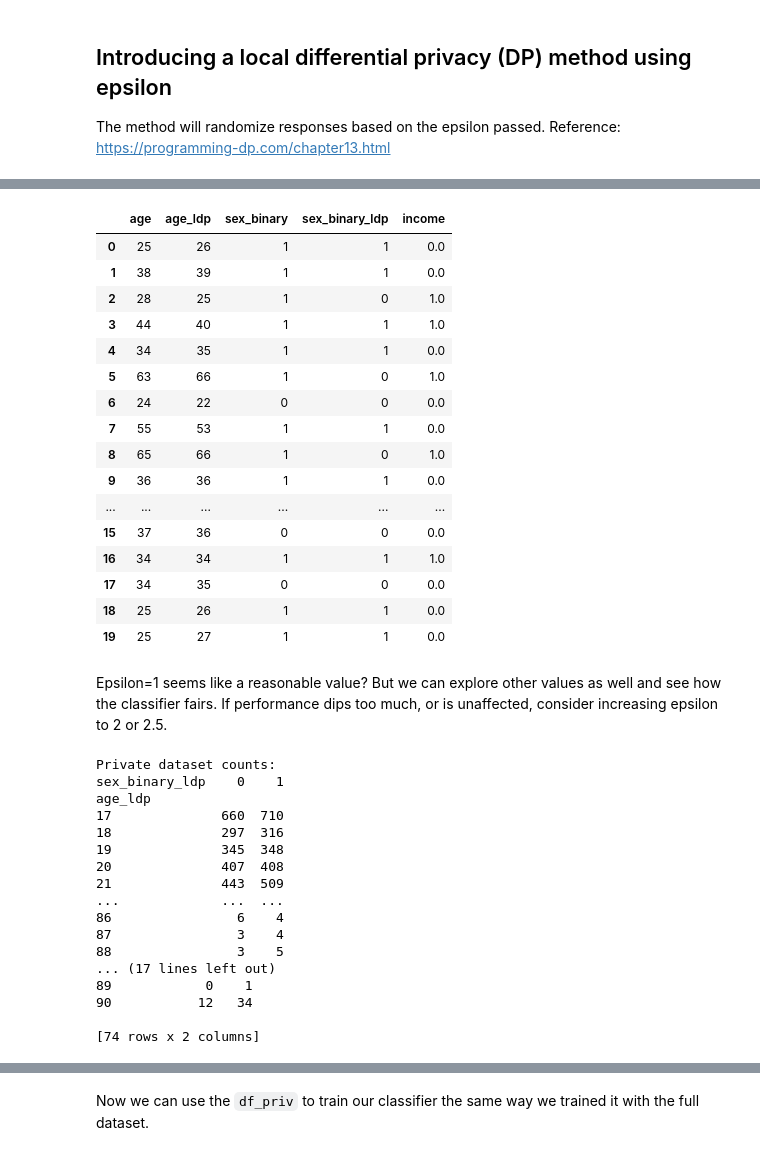
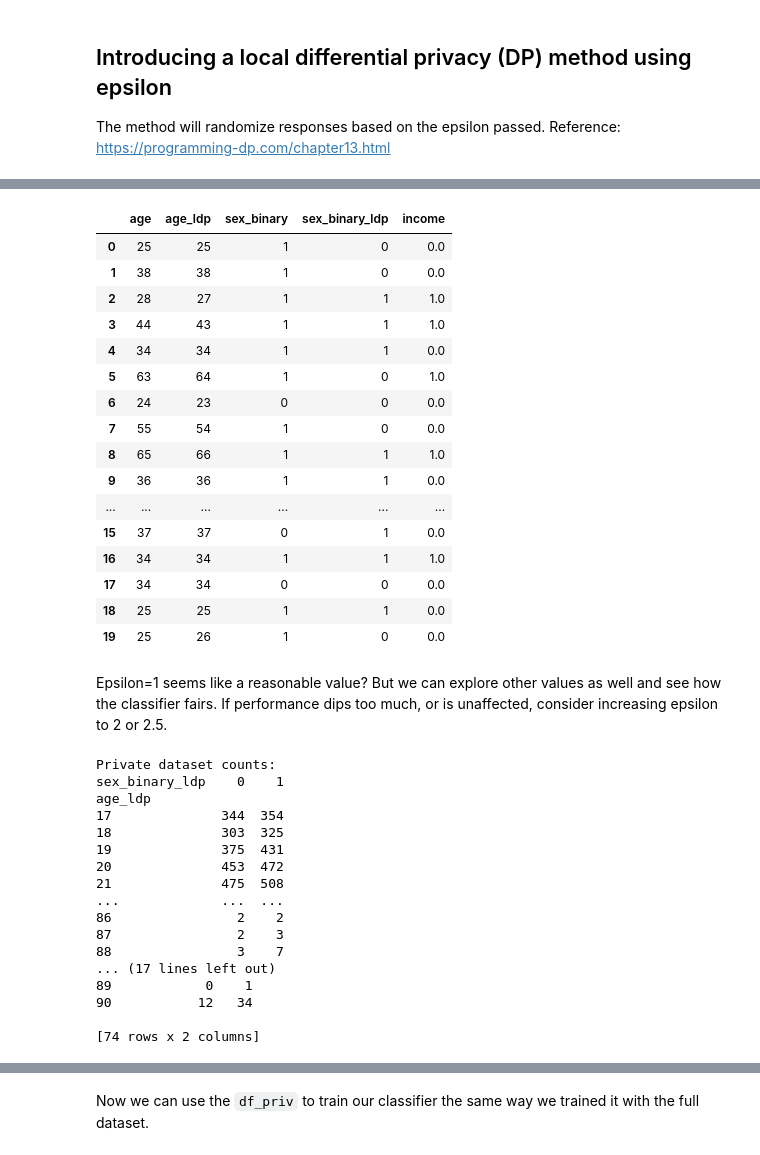
Before and after one commit to kw0jtach/Project_on_responsible_data_science, a Jupyter notebook: DifferentialPrivacy2.ipynb, the cells around one changed output, grey strips where cells are left out. Saved outputs shown, nothing was run; the diff lists cells and outputs as text; code cells hidden in the pictures.

```diff
--- a/DifferentialPrivacy2.ipynb
+++ b/DifferentialPrivacy2.ipynb
@@ -228,33 +239,33 @@ pd.DataFrame(lap_results)
 # %%
 # build the privatized dataset with Laplace-noisy age
 
-epsilon = 0.8
-df_priv, b = add_laplace_noise_to_age(df, epsilon=epsilon, sensitivity=2.0)
+epsilon = 1.0
+df_priv, b = add_laplace_noise_to_age(df, epsilon=epsilon, sensitivity=1.0)
 
 df_priv = df_priv.copy()
 
 # make sex as a dp_randomized_response
 df_priv['sex_binary_ldp'], p, q = dp_randomized_response(df_priv['sex_binary'], epsilon=1.0, k=2)
 
 df_priv[["age", "age_ldp", "sex_binary", "sex_binary_ldp", "income"]].head(20)
 # %% [output]
 |  | age | age_ldp | sex_binary | sex_binary_ldp | income |
-| 0 | 25 | 26 | 1 | 1 | 0.0 |
-| 1 | 38 | 39 | 1 | 1 | 0.0 |
-| 2 | 28 | 25 | 1 | 0 | 1.0 |
-| 3 | 44 | 40 | 1 | 1 | 1.0 |
-| 4 | 34 | 35 | 1 | 1 | 0.0 |
-| 5 | 63 | 66 | 1 | 0 | 1.0 |
-| 6 | 24 | 22 | 0 | 0 | 0.0 |
-| 7 | 55 | 53 | 1 | 1 | 0.0 |
-| 8 | 65 | 66 | 1 | 0 | 1.0 |
+| 0 | 25 | 25 | 1 | 0 | 0.0 |
+| 1 | 38 | 38 | 1 | 0 | 0.0 |
+| 2 | 28 | 27 | 1 | 1 | 1.0 |
+| 3 | 44 | 43 | 1 | 1 | 1.0 |
+| 4 | 34 | 34 | 1 | 1 | 0.0 |
+| 5 | 63 | 64 | 1 | 0 | 1.0 |
+| 6 | 24 | 23 | 0 | 0 | 0.0 |
+| 7 | 55 | 54 | 1 | 0 | 0.0 |
+| 8 | 65 | 66 | 1 | 1 | 1.0 |
 | 9 | 36 | 36 | 1 | 1 | 0.0 |
 | ... | ... | ... | ... | ... | ... |
-| 15 | 37 | 36 | 0 | 0 | 0.0 |
+| 15 | 37 | 37 | 0 | 1 | 0.0 |
 | 16 | 34 | 34 | 1 | 1 | 1.0 |
-| 17 | 34 | 35 | 0 | 0 | 0.0 |
-| 18 | 25 | 26 | 1 | 1 | 0.0 |
-| 19 | 25 | 27 | 1 | 1 | 0.0 |
+| 17 | 34 | 34 | 0 | 0 | 0.0 |
+| 18 | 25 | 25 | 1 | 1 | 0.0 |
+| 19 | 25 | 26 | 1 | 0 | 0.0 |
 # %% [markdown]
 Epsilon=1 seems like a reasonable value? But we can explore other values as well and see how the classifier fairs. If performance dips too much, or is unaffected, consider increasing epsilon to 2 or 2.5.
 # %%
@@ -274,15 +285,15 @@ print(true_ct)
 Private dataset counts:
 sex_binary_ldp    0    1
 age_ldp
-17              660  710
-18              297  316
-19              345  348
-20              407  408
-21              443  509
+17              344  354
+18              303  325
+19              375  431
+20              453  472
+21              475  508
 ...             ...  ...
-86                6    4
-87                3    4
-88                3    5
+86                2    2
+87                2    3
+88                3    7
 ... (17 lines left out)
 89            0    1
 90           12   34
```
Also changed, not shown: parts of 6 cells of this notebook.
